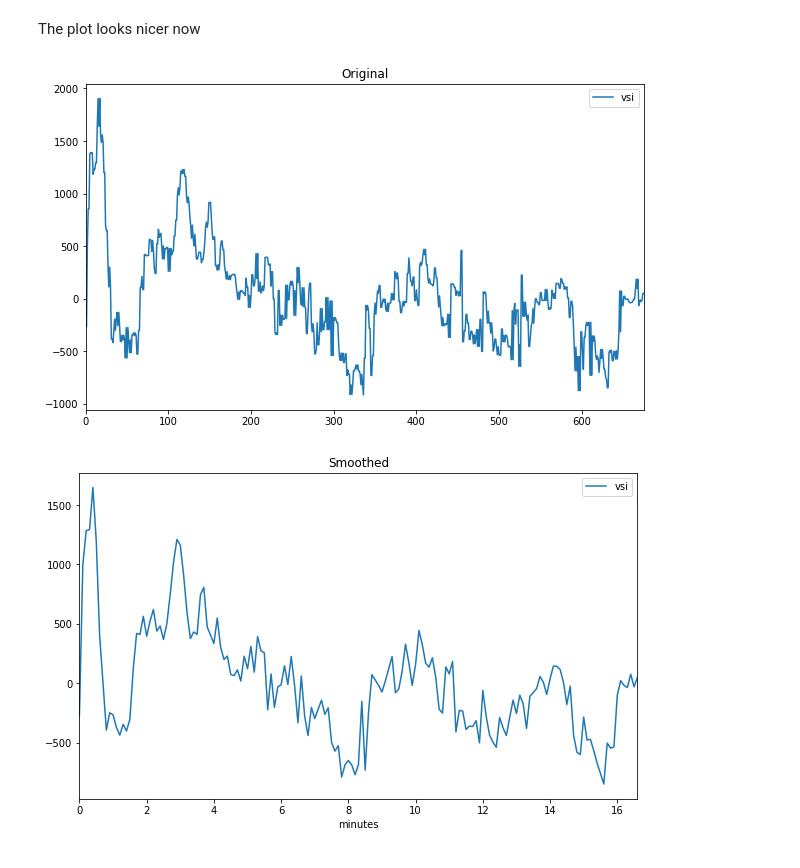
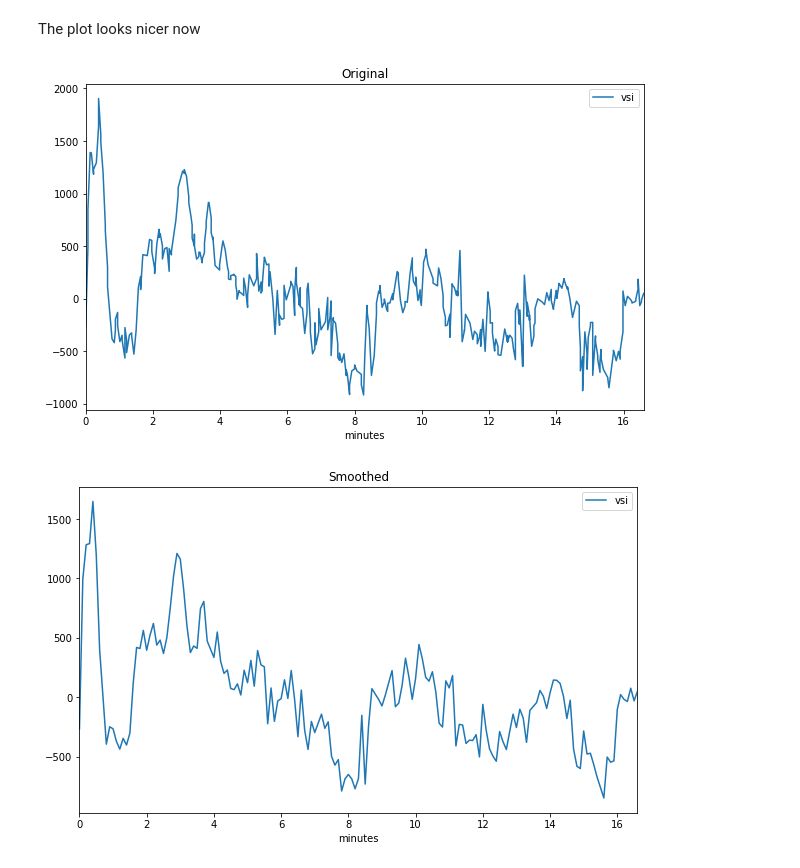
Before and after one commit to azemon/MglEfisPlotter, a Jupyter notebook: notebooks/smoothing.ipynb, the cells around one changed output. Cells and saved outputs as stored; diff of their text form; code cells hidden in the pictures.

```diff
--- a/notebooks/smoothing.ipynb
+++ b/notebooks/smoothing.ipynb
@@ -68,10 +68,10 @@ t.head(10)
 # %% [markdown]
 The plot looks nicer now
 # %%
-vsi.plot(y='vsi', title='Original', figsize=(10,6))
+vsi.plot(x='minutes', y='vsi', title='Original', figsize=(10,6))
 plt.show()
 t.plot(title='Smoothed', figsize=(10,6))
 plt.show()
 # %% [output]
-[figure, old version]
+[figure, new version]
 [figure]
```
